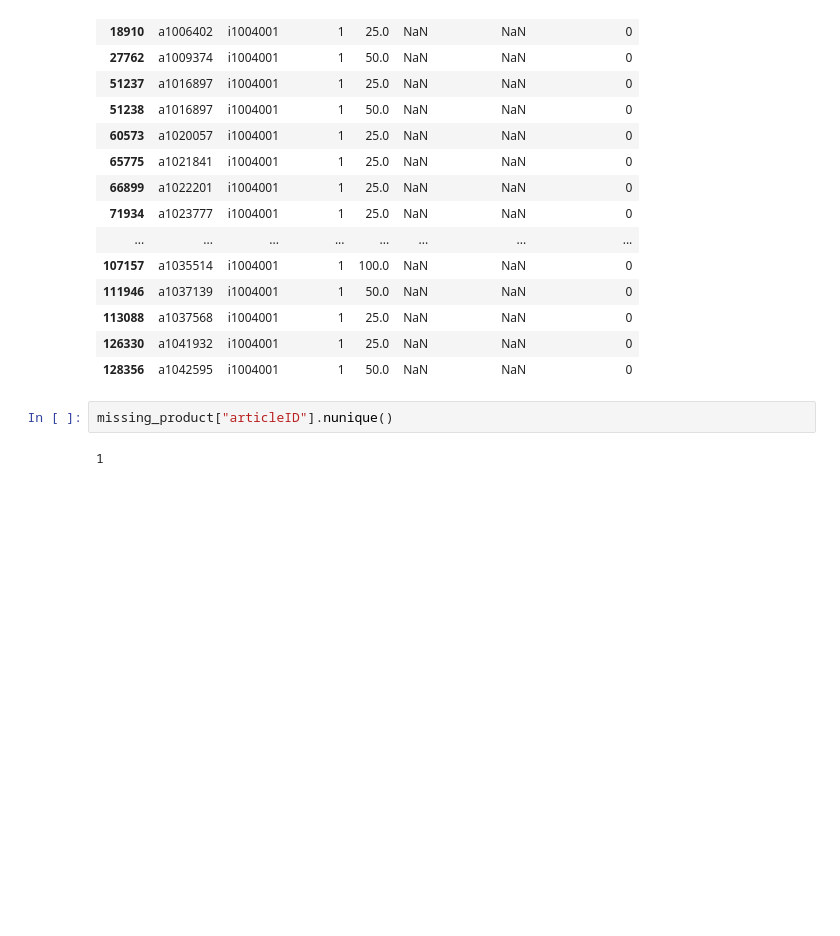
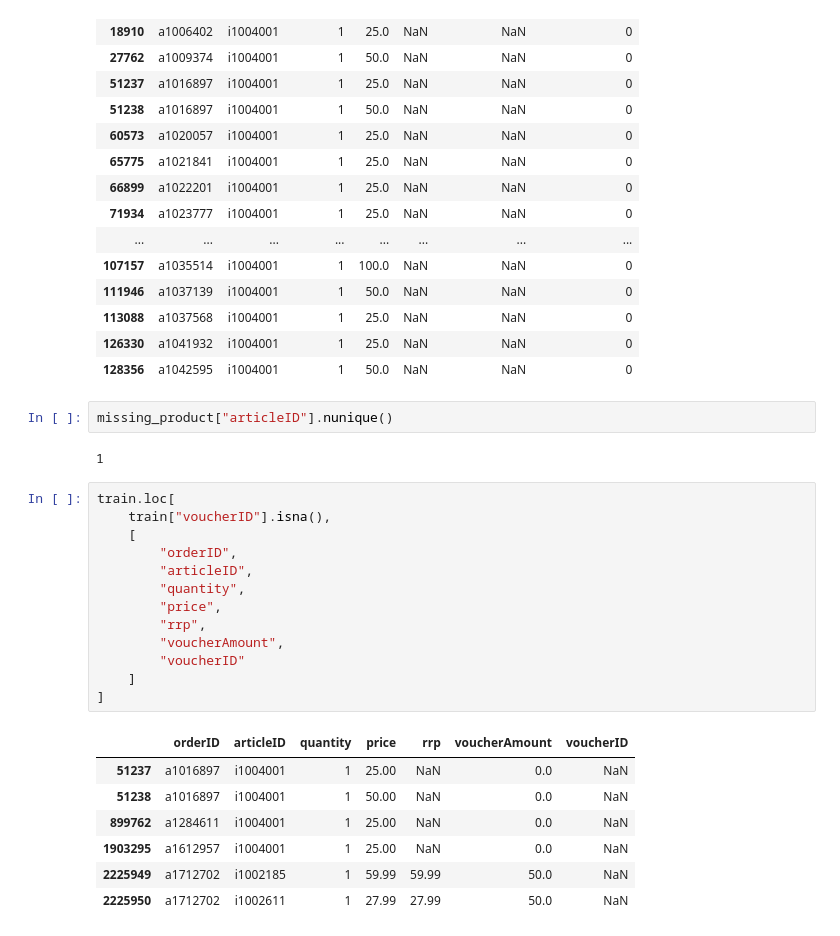
Before and after one commit to EstherBarrancoMotos/Fashion-product-intelligence, a Jupyter notebook: notebooks/01_data_audit.ipynb, the cells around one changed output. Drawn from its saved outputs; the diff is of its cells as text; blank space fills up the shorter version.

```diff
--- a/notebooks/01_data_audit.ipynb
+++ b/notebooks/01_data_audit.ipynb
@@ -769,3 +788,24 @@ missing_product.head(20)
 missing_product["articleID"].nunique()
 # %% [output]
 1
+# %%
+train.loc[
+    train["voucherID"].isna(),
+    [
+        "orderID",
+        "articleID",
+        "quantity",
+        "price",
+        "rrp",
+        "voucherAmount",
+        "voucherID"
+    ]
+]
+# %% [output]
+|  | orderID | articleID | quantity | price | rrp | voucherAmount | voucherID |
+| 51237 | a1016897 | i1004001 | 1 | 25.00 | NaN | 0.0 | NaN |
+| 51238 | a1016897 | i1004001 | 1 | 50.00 | NaN | 0.0 | NaN |
+| 899762 | a1284611 | i1004001 | 1 | 25.00 | NaN | 0.0 | NaN |
+| 1903295 | a1612957 | i1004001 | 1 | 25.00 | NaN | 0.0 | NaN |
+| 2225949 | a1712702 | i1002185 | 1 | 59.99 | 59.99 | 50.0 | NaN |
+| 2225950 | a1712702 | i1002611 | 1 | 27.99 | 27.99 | 50.0 | NaN |
```
Also changed, not shown: parts of 3 cells of this notebook, 11 other files.
